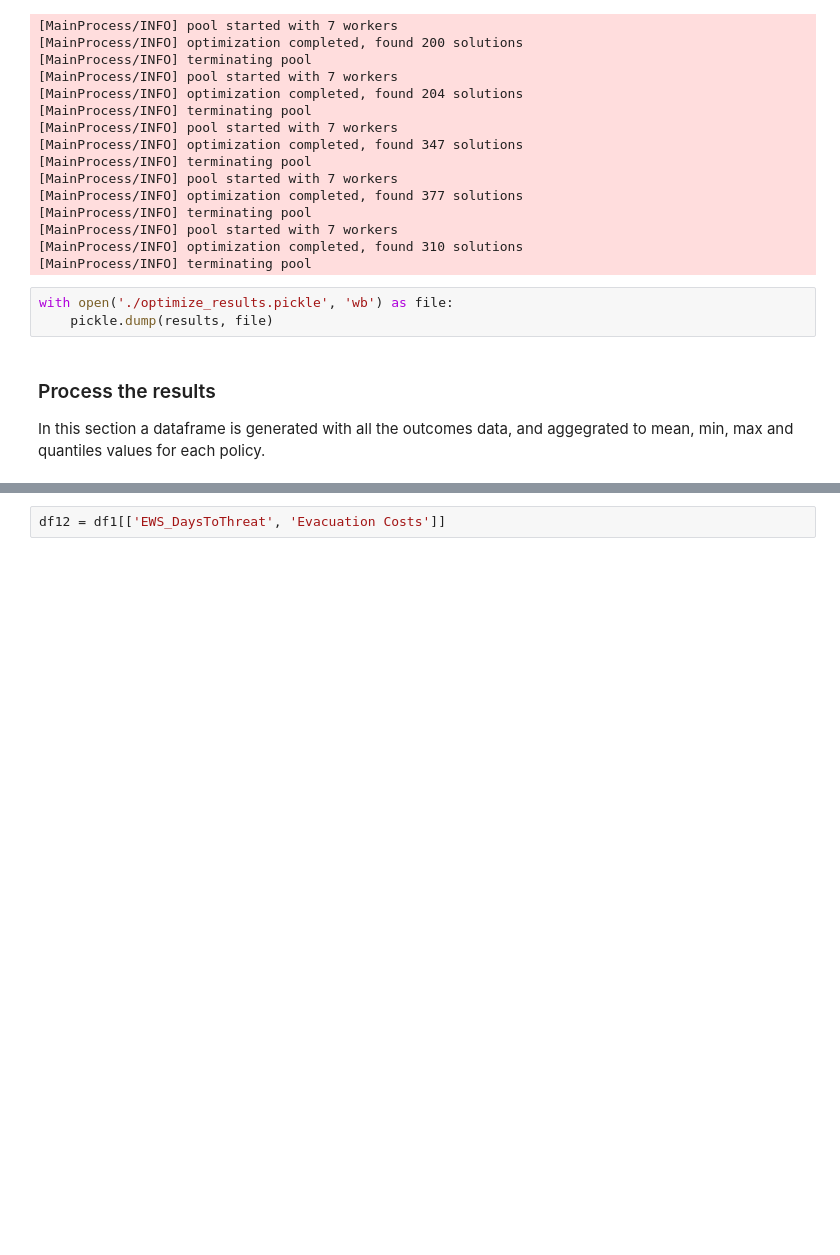
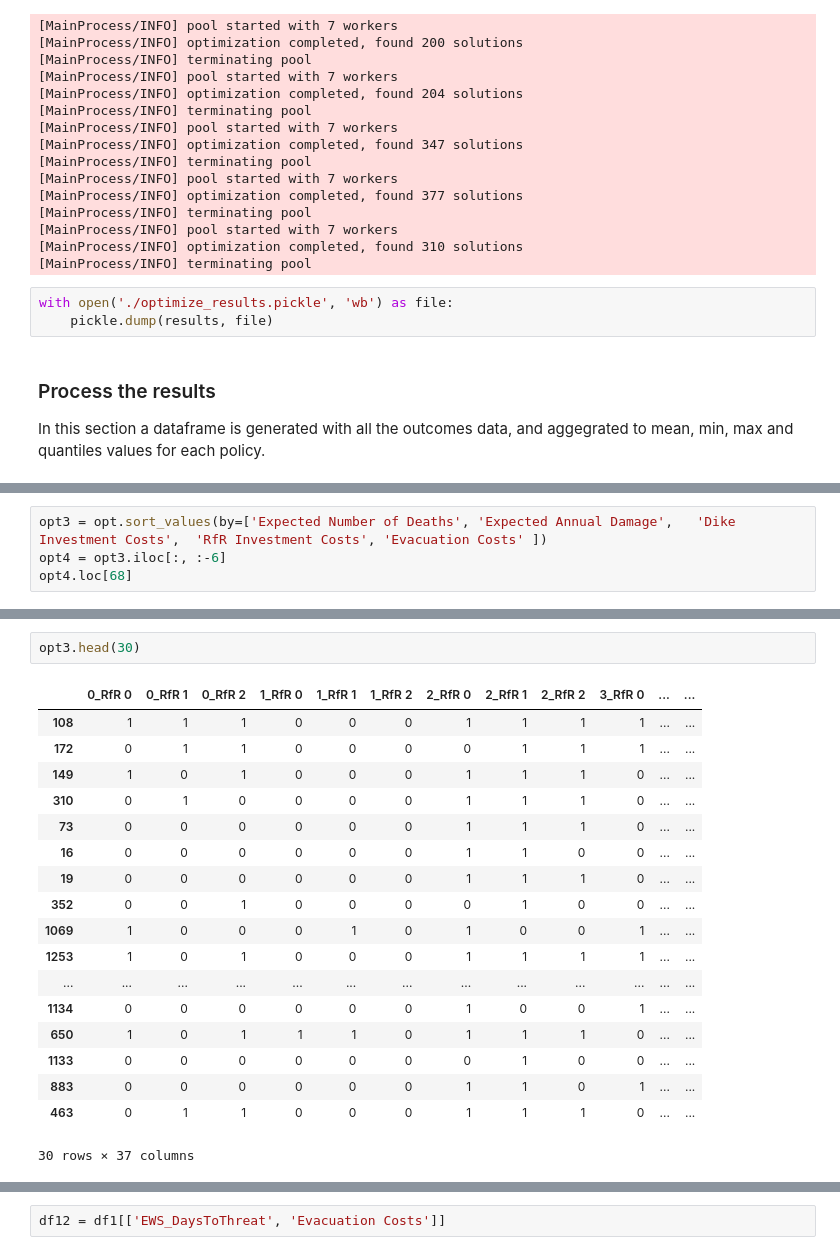
Before and after one commit to hannadenekamp/modelbased, a Jupyter notebook: Problem Formulations.ipynb, the cells around one changed output, grey strips where cells are left out. Saved outputs shown, nothing was run; the diff lists cells and outputs as text; blank space fills up the shorter version.

```diff
--- a/Problem Formulations.ipynb
+++ b/Problem Formulations.ipynb
@@ -385,0 +449,4 @@ pd.DataFrame(df1)
+# %%
+opt3 = opt.sort_values(by=['Expected Number of Deaths', 'Expected Annual Damage',	'Dike Investment Costs',	'RfR Investment Costs',	'Evacuation Costs' ])
+opt4 = opt3.iloc[:, :-6]
+opt4.loc[68]
@@ -385,0 +471,21 @@ pd.DataFrame(df1)
+# %%
+opt3.head(30)
+# %% [output]
+|  | 0_RfR 0 | 0_RfR 1 | 0_RfR 2 | 1_RfR 0 | 1_RfR 1 | 1_RfR 2 | 2_RfR 0 | 2_RfR 1 | 2_RfR 2 | 3_RfR 0 | ... | ... |
+| 108 | 1 | 1 | 1 | 0 | 0 | 0 | 1 | 1 | 1 | 1 | ... | ... |
+| 172 | 0 | 1 | 1 | 0 | 0 | 0 | 0 | 1 | 1 | 1 | ... | ... |
+| 149 | 1 | 0 | 1 | 0 | 0 | 0 | 1 | 1 | 1 | 0 | ... | ... |
+| 310 | 0 | 1 | 0 | 0 | 0 | 0 | 1 | 1 | 1 | 0 | ... | ... |
+| 73 | 0 | 0 | 0 | 0 | 0 | 0 | 1 | 1 | 1 | 0 | ... | ... |
+| 16 | 0 | 0 | 0 | 0 | 0 | 0 | 1 | 1 | 0 | 0 | ... | ... |
+| 19 | 0 | 0 | 0 | 0 | 0 | 0 | 1 | 1 | 1 | 0 | ... | ... |
+| 352 | 0 | 0 | 1 | 0 | 0 | 0 | 0 | 1 | 0 | 0 | ... | ... |
+| 1069 | 1 | 0 | 0 | 0 | 1 | 0 | 1 | 0 | 0 | 1 | ... | ... |
+| 1253 | 1 | 0 | 1 | 0 | 0 | 0 | 1 | 1 | 1 | 1 | ... | ... |
+| ... | ... | ... | ... | ... | ... | ... | ... | ... | ... | ... | ... | ... |
+| 1134 | 0 | 0 | 0 | 0 | 0 | 0 | 1 | 0 | 0 | 1 | ... | ... |
+| 650 | 1 | 0 | 1 | 1 | 1 | 0 | 1 | 1 | 1 | 0 | ... | ... |
+| 1133 | 0 | 0 | 0 | 0 | 0 | 0 | 0 | 1 | 0 | 0 | ... | ... |
+| 883 | 0 | 0 | 0 | 0 | 0 | 0 | 1 | 1 | 0 | 1 | ... | ... |
+| 463 | 0 | 1 | 1 | 0 | 0 | 0 | 1 | 1 | 1 | 0 | ... | ... |
+30 rows × 37 columns
```
Also changed, not shown: parts of 19 cells of this notebook.
